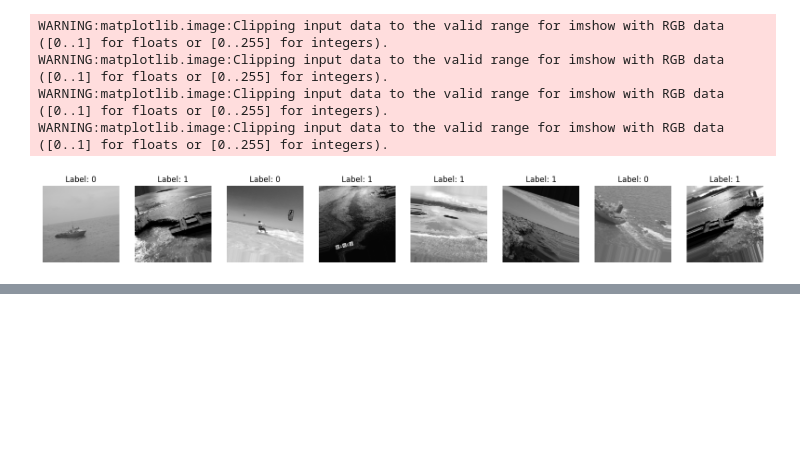
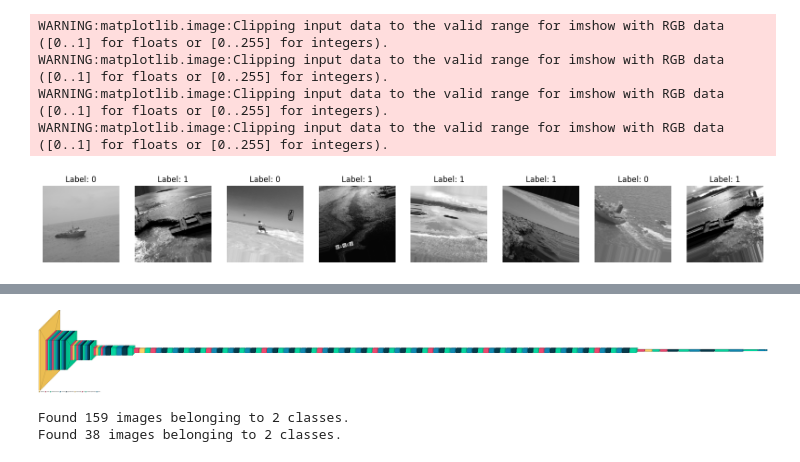
Before and after one commit to HeshanNavindu-7/oilspill-detection, a Jupyter notebook: oilspill_Xception.ipynb, the cells around one changed output, grey strips where cells are left out. Drawn from its saved outputs; the diff is of its cells as text; code cells hidden in the pictures; blank space fills up the shorter version.

```diff
--- a/oilspill_Xception.ipynb
+++ b/oilspill_Xception.ipynb
@@ -258,0 +221,35 @@ FileNotFoundError: [Errno 2] No such file or directory: 'train_dir'
+# %%
+import visualkeras
+visualkeras.layered_view(model, legend=True)
+# %% [output]
+[figure, added]
+# %%
+
+# Create data generators for training and validation
+train_datagen = ImageDataGenerator(
+    rescale=1./255,
+    horizontal_flip=True,
+    vertical_flip=True,
+    rotation_range=20,
+    zoom_range=0.2,
+    validation_split=0.2  # Set validation split
+)
+
+train_generator = train_datagen.flow_from_directory(
+    train_dir,
+    target_size=(224, 224),
+    batch_size=32,
+    class_mode='binary',
+    subset='training'  # Use training subset
+)
+
+validation_generator = train_datagen.flow_from_directory(
+  train_dir,
+    target_size=(224, 224),
+    batch_size=32,
+    class_mode='binary',
+    subset='validation'  # Use validation subset
+)
+# %% [output]
+Found 159 images belonging to 2 classes.
+Found 38 images belonging to 2 classes.
```
Also changed, not shown: parts of 8 cells of this notebook.
